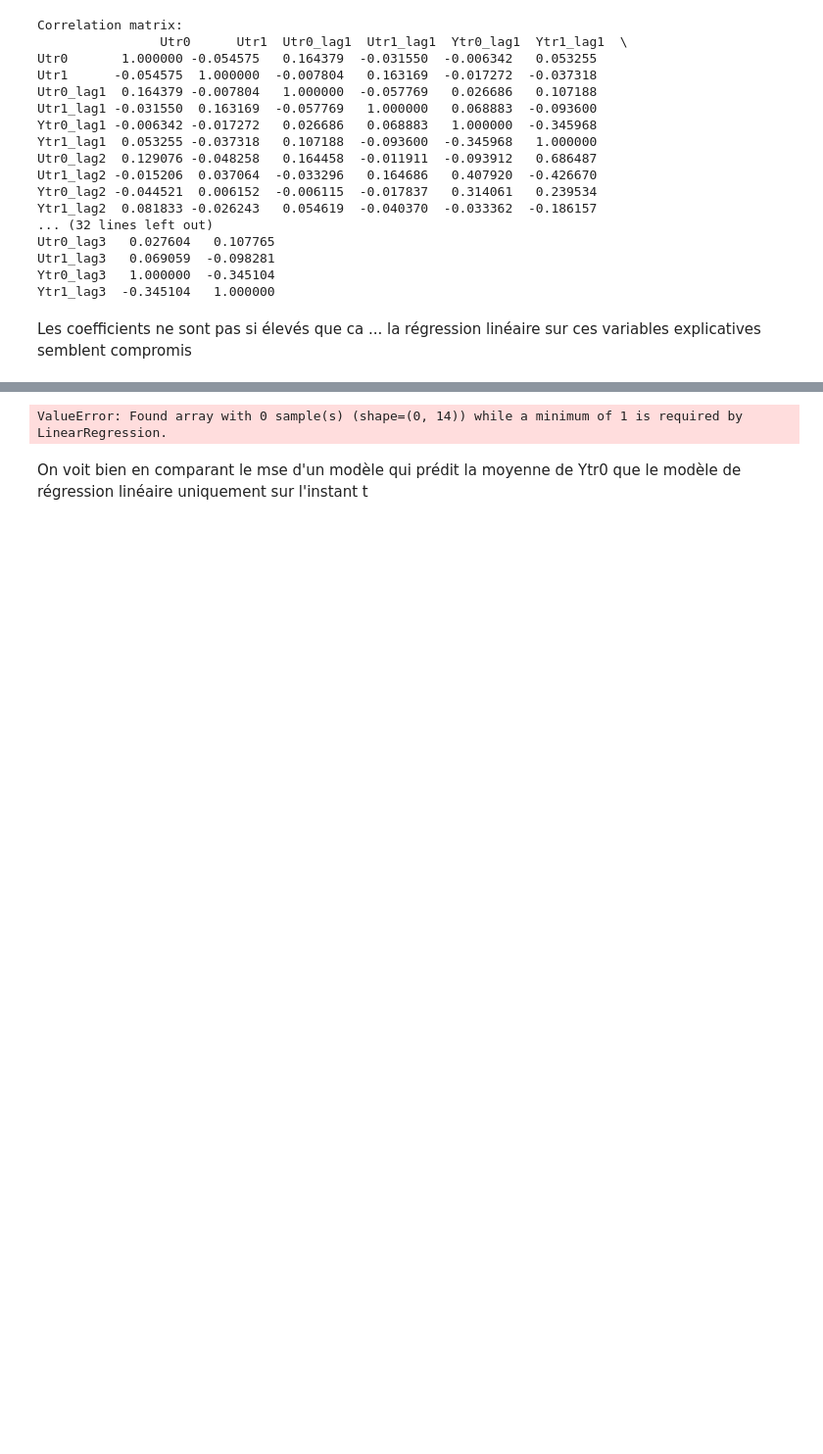
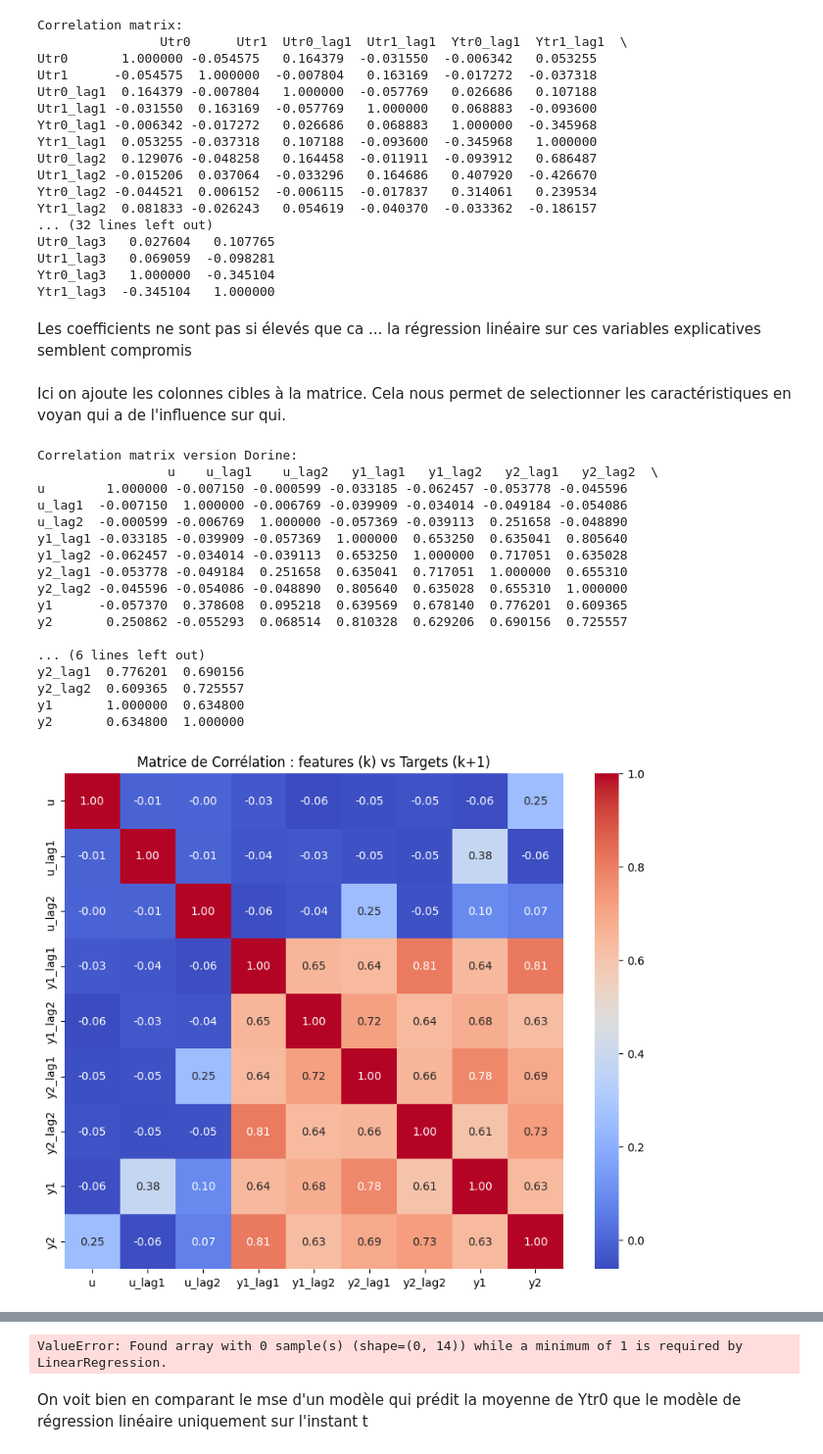
Before and after one commit to Mathis-Vrgt/projet-infoF422, a Jupyter notebook: projet.ipynb, the cells around one changed output, grey strips where cells are left out. Shown at 98% size. Cells and saved outputs as stored; diff of their text form; code cells hidden in the pictures; blank space fills up the shorter version.

Commit message:
ajout commentaires et étude matrice de corrélation

```diff
--- a/projet.ipynb
+++ b/projet.ipynb
@@ -452,3 +456,34 @@ Ytr0_lag3   1.000000  -0.345104
 Ytr1_lag3  -0.345104   1.000000
 # %% [markdown]
 Les coefficients ne sont pas si élevés que ca ... la régression linéaire sur ces variables explicatives semblent compromis
+# %% [markdown]
+Ici on ajoute les colonnes cibles à la matrice. Cela nous permet de selectionner les caractéristiques en voyan qui a de l'influence sur qui.
+# %%
+import seaborn as sns
+# concaténation feature et cibles
+df_analyse = pd.concat([U_Narx1_reg,Y_Narx1_reg], axis=1)
+correlation_matrix = df_analyse.corr()
+print("Correlation matrix version Dorine:\n", correlation_matrix)
+plt.figure(figsize=(10, 8))
+sns.heatmap(correlation_matrix, annot=True, cmap='coolwarm', fmt=".2f")
+plt.title("Matrice de Corrélation : features (k) vs Targets (k+1)")
+plt.show()
+# %% [output]
+Correlation matrix version Dorine:
+                 u    u_lag1    u_lag2   y1_lag1   y1_lag2   y2_lag1   y2_lag2  \
+u        1.000000 -0.007150 -0.000599 -0.033185 -0.062457 -0.053778 -0.045596
+u_lag1  -0.007150  1.000000 -0.006769 -0.039909 -0.034014 -0.049184 -0.054086
+u_lag2  -0.000599 -0.006769  1.000000 -0.057369 -0.039113  0.251658 -0.048890
+y1_lag1 -0.033185 -0.039909 -0.057369  1.000000  0.653250  0.635041  0.805640
+y1_lag2 -0.062457 -0.034014 -0.039113  0.653250  1.000000  0.717051  0.635028
+y2_lag1 -0.053778 -0.049184  0.251658  0.635041  0.717051  1.000000  0.655310
+y2_lag2 -0.045596 -0.054086 -0.048890  0.805640  0.635028  0.655310  1.000000
+y1      -0.057370  0.378608  0.095218  0.639569  0.678140  0.776201  0.609365
+y2       0.250862 -0.055293  0.068514  0.810328  0.629206  0.690156  0.725557
+
+... (6 lines left out)
+y2_lag1  0.776201  0.690156
+y2_lag2  0.609365  0.725557
+y1       1.000000  0.634800
+y2       0.634800  1.000000
+[figure, added]
```
Also changed, not shown: parts of 9 cells of this notebook.
